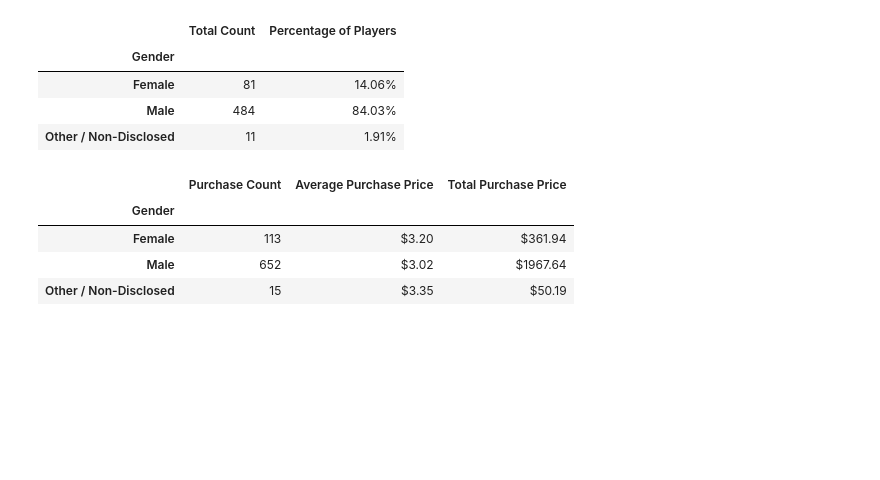
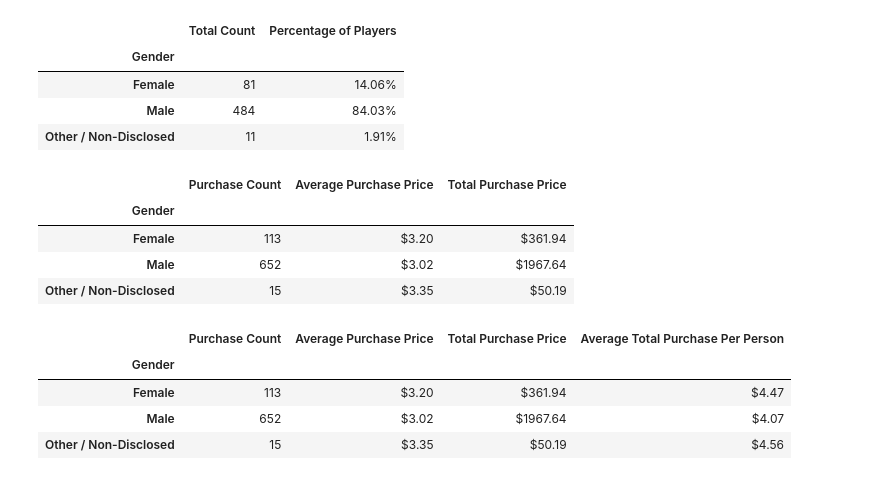
Before and after one commit to geofftm/pandas-challenge, a Jupyter notebook: HeroesOfPymoli/HeroesOfPymoli.ipynb, the cells around one changed output. Drawn from its saved outputs; the diff is of its cells as text; code cells hidden in the pictures; blank space fills up the shorter version.

```diff
--- a/HeroesOfPymoli/HeroesOfPymoli.ipynb
+++ b/HeroesOfPymoli/HeroesOfPymoli.ipynb
@@ -266,3 +266,33 @@ gender_purchase_df
 | Female | 113 | $3.20 | $361.94 |
 | Male | 652 | $3.02 | $1967.64 |
 | Other / Non-Disclosed | 15 | $3.35 | $50.19 |
+# %%
+#Calculate the Average Purchase Total per Person by Gender
+
+per_person_purchase = df.groupby("SN")["Price"].sum()
+per_person_purchase_df = pd.DataFrame({"Total Purchase Per Person": per_person_purchase})
+
+#per_person_purchase_df = pd.DataFrame({"Average Purchase Total Per Person By Gender": per_person_purchase})
+
+# Merge dataframes on "SN" field to get the gender for each person
+
+gender_merge_df = pd.merge(df, per_person_purchase_df, on="SN")
+
+#Drop the duplicate screen names, keeping the first instance
+gender_merge_df = gender_merge_df.drop_duplicates(subset="SN", keep="first")
+
+#Calcuage the average total purchase per person by gender
+
+gender_per_person_purchase = gender_merge_df.groupby("Gender")["Total Purchase Per Person"].mean()
+
+#Add the average to the gender purchase summary table
+
+gender_purchase_df["Average Total Purchase Per Person"] = gender_per_person_purchase.map("${:.2f}".format)
+
+gender_purchase_df
+# %% [output]
+|  | Purchase Count | Average Purchase Price | Total Purchase Price | Average Total Purchase Per Person |
+| Gender |  |  |  |  |
+| Female | 113 | $3.20 | $361.94 | $4.47 |
+| Male | 652 | $3.02 | $1967.64 | $4.07 |
+| Other / Non-Disclosed | 15 | $3.35 | $50.19 | $4.56 |
```
